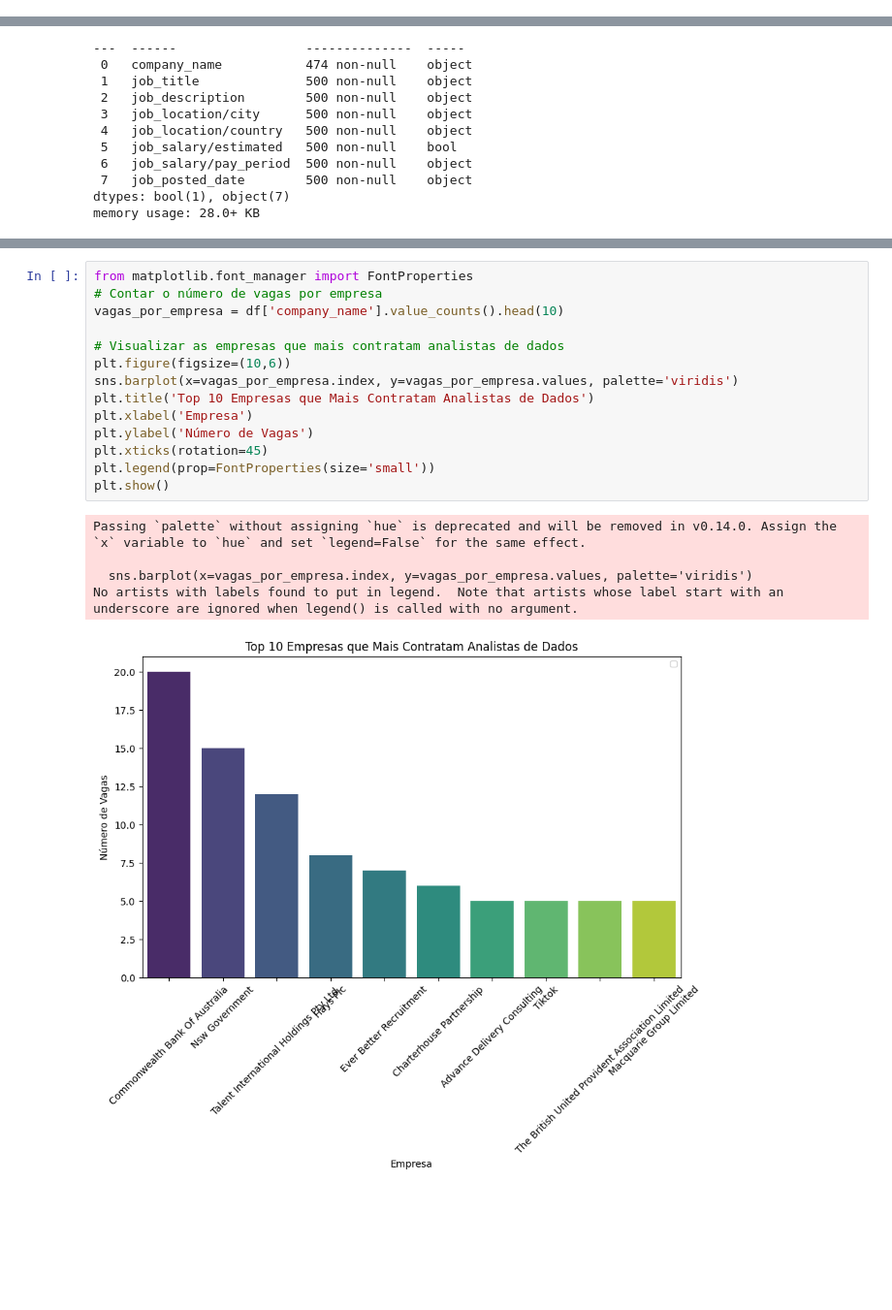
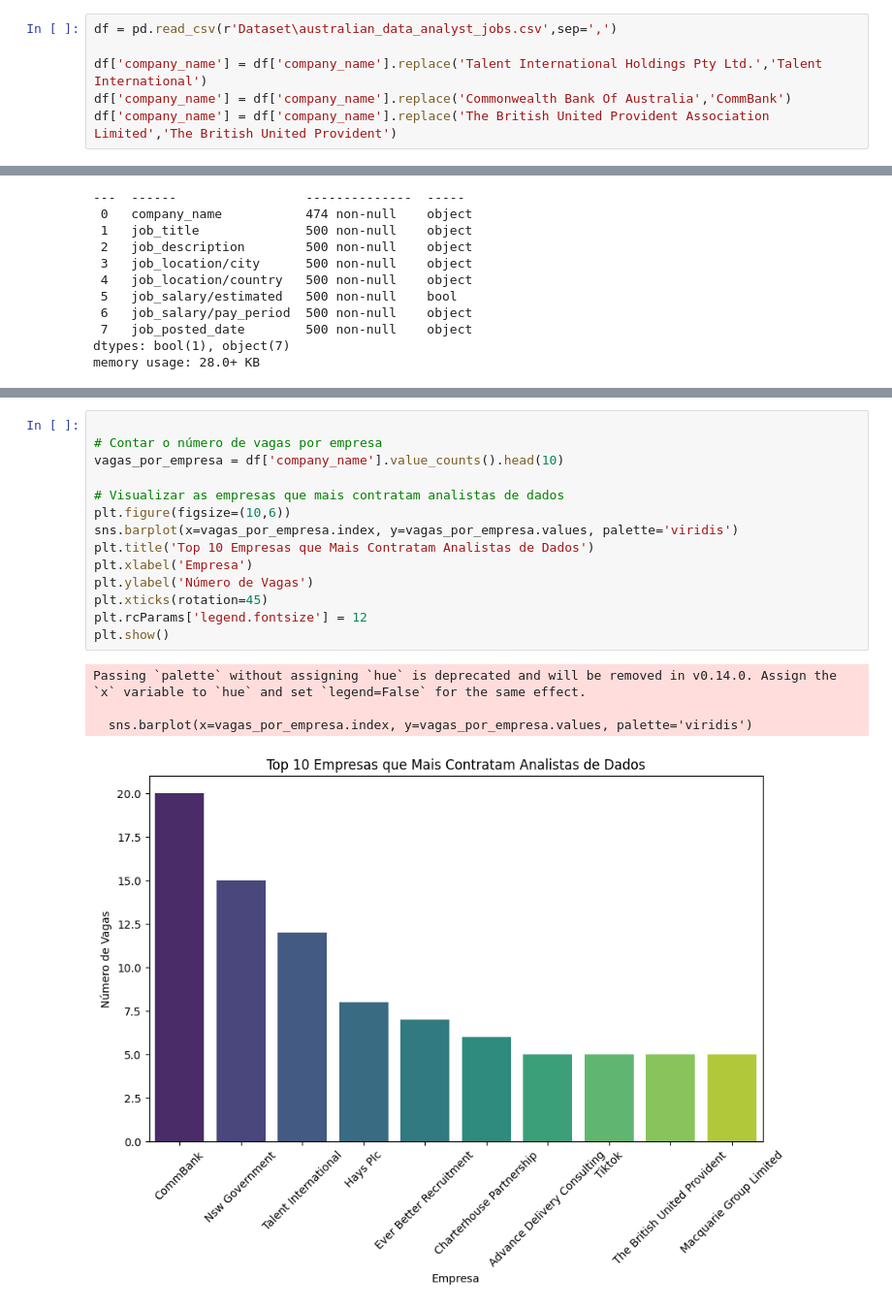
Before and after one commit to zovas98k/projeto-aplicado-mackenzie, a Jupyter notebook: AnaliseExp.ipynb, the cells around one changed output, grey strips where cells are left out. Shown: that part at 97% size. Saved outputs shown, nothing was run; the diff lists cells and outputs as text; blank space fills up the shorter version.

```diff
--- a/AnaliseExp.ipynb
+++ b/AnaliseExp.ipynb
@@ -8,0 +7,6 @@ df = pd.read_csv(r'C:\Users\tamir\OneDrive\Área de Trabalho\desenvolvimento\mac
+# %%
+df = pd.read_csv(r'Dataset\australian_data_analyst_jobs.csv',sep=',')
+
+df['company_name'] = df['company_name'].replace('Talent International Holdings Pty Ltd.','Talent International')
+df['company_name'] = df['company_name'].replace('Commonwealth Bank Of Australia','CommBank')
+df['company_name'] = df['company_name'].replace('The British United Provident Association Limited','The British United Provident')
@@ -98,20 +126,19 @@ plt.show()
 # %%
-from matplotlib.font_manager import FontProperties
+
 # Contar o número de vagas por empresa
 vagas_por_empresa = df['company_name'].value_counts().head(10)
 
 # Visualizar as empresas que mais contratam analistas de dados
 plt.figure(figsize=(10,6))
 sns.barplot(x=vagas_por_empresa.index, y=vagas_por_empresa.values, palette='viridis')
 plt.title('Top 10 Empresas que Mais Contratam Analistas de Dados')
 plt.xlabel('Empresa')
 plt.ylabel('Número de Vagas')
 plt.xticks(rotation=45)
-plt.legend(prop=FontProperties(size='small'))
+plt.rcParams['legend.fontsize'] = 12
 plt.show()
 # %% [output]
 Passing `palette` without assigning `hue` is deprecated and will be removed in v0.14.0. Assign the `x` variable to `hue` and set `legend=False` for the same effect.
 
   sns.barplot(x=vagas_por_empresa.index, y=vagas_por_empresa.values, palette='viridis')
-No artists with labels found to put in legend.  Note that artists whose label start with an underscore are ignored when legend() is called with no argument.
-[figure, old version]
+[figure, new version]
```
Also changed, not shown: parts of 7 cells of this notebook, 1 other file.
